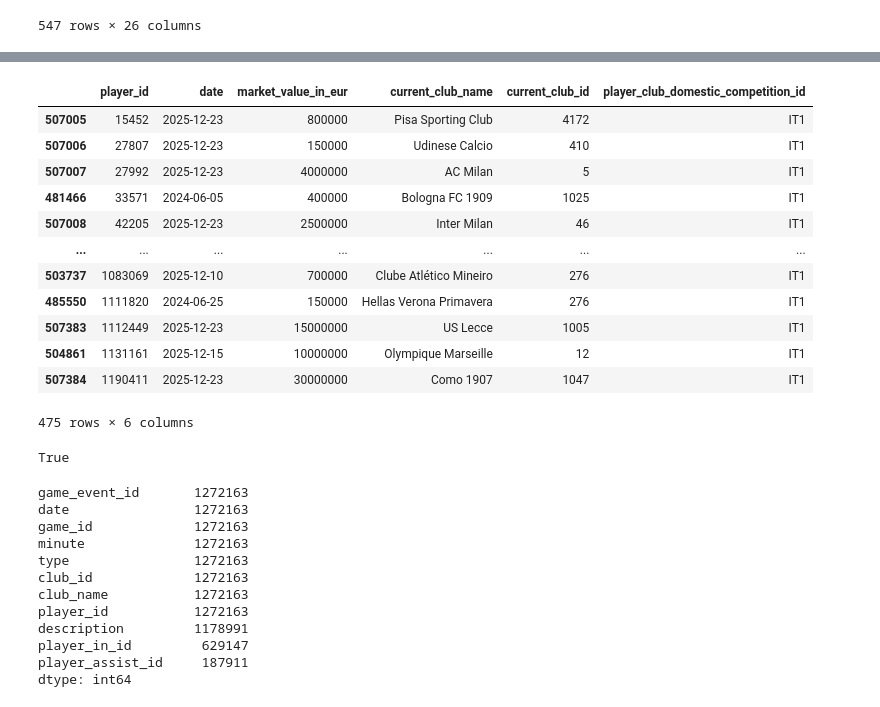
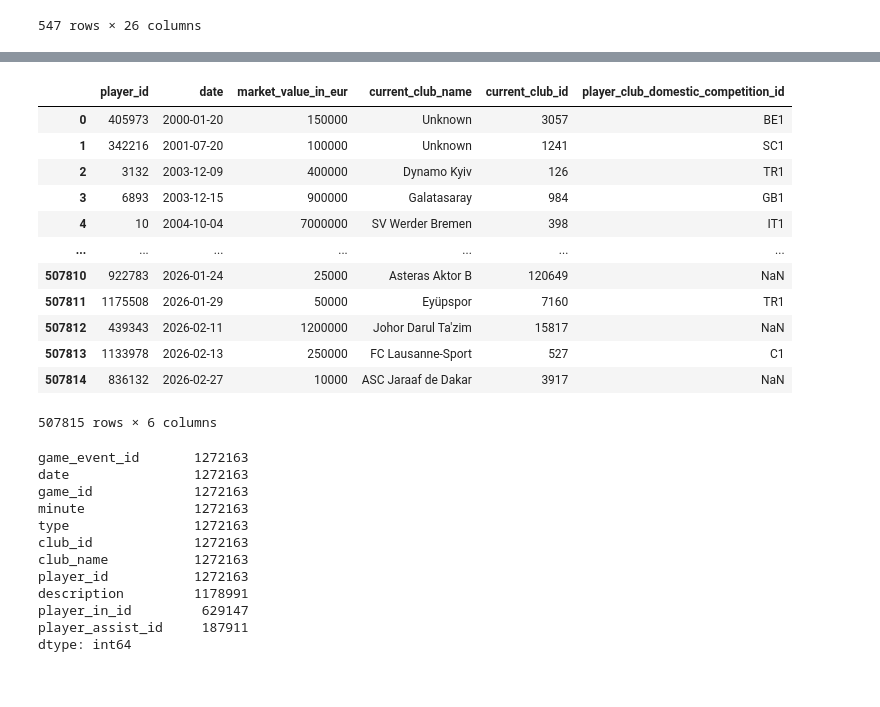
Before and after one commit to burraco04/serieA-Prediction-Model, a Jupyter notebook: notebook.ipynb, the cells around one changed output, grey strips where cells are left out. Saved outputs shown, nothing was run; the diff lists cells and outputs as text; code cells hidden in the pictures.

```diff
--- a/notebook.ipynb
+++ b/notebook.ipynb
@@ -47,28 +79,19 @@ seriea_teams
 # %%
 ratings = pd.read_csv('tables/player_valuations.csv')
-ratings["date"] = pd.to_datetime(ratings["date"])
-relevant_ratings = ratings[(ratings.player_id.isin(ids))]
-latest_ratings = relevant_ratings.loc[
-    relevant_ratings.groupby("player_id")["date"].idxmax()
-]
-latest_ratings
+ratings
 # %% [output]
 |  | player_id | date | market_value_in_eur | current_club_name | current_club_id | player_club_domestic_competition_id |
-| 507005 | 15452 | 2025-12-23 | 800000 | Pisa Sporting Club | 4172 | IT1 |
-| 507006 | 27807 | 2025-12-23 | 150000 | Udinese Calcio | 410 | IT1 |
-| 507007 | 27992 | 2025-12-23 | 4000000 | AC Milan | 5 | IT1 |
-| 481466 | 33571 | 2024-06-05 | 400000 | Bologna FC 1909 | 1025 | IT1 |
-| 507008 | 42205 | 2025-12-23 | 2500000 | Inter Milan | 46 | IT1 |
+| 0 | 405973 | 2000-01-20 | 150000 | Unknown | 3057 | BE1 |
+| 1 | 342216 | 2001-07-20 | 100000 | Unknown | 1241 | SC1 |
+| 2 | 3132 | 2003-12-09 | 400000 | Dynamo Kyiv | 126 | TR1 |
+| 3 | 6893 | 2003-12-15 | 900000 | Galatasaray | 984 | GB1 |
+| 4 | 10 | 2004-10-04 | 7000000 | SV Werder Bremen | 398 | IT1 |
 | ... | ... | ... | ... | ... | ... | ... |
-| 503737 | 1083069 | 2025-12-10 | 700000 | Clube Atlético Mineiro | 276 | IT1 |
-| 485550 | 1111820 | 2024-06-25 | 150000 | Hellas Verona Primavera | 276 | IT1 |
-| 507383 | 1112449 | 2025-12-23 | 15000000 | US Lecce | 1005 | IT1 |
-| 504861 | 1131161 | 2025-12-15 | 10000000 | Olympique Marseille | 12 | IT1 |
-| 507384 | 1190411 | 2025-12-23 | 30000000 | Como 1907 | 1047 | IT1 |
+| 507810 | 922783 | 2026-01-24 | 25000 | Asteras Aktor B | 120649 | NaN |
+| 507811 | 1175508 | 2026-01-29 | 50000 | Eyüpspor | 7160 | TR1 |
+| 507812 | 439343 | 2026-02-11 | 1200000 | Johor Darul Ta'zim | 15817 | NaN |
+| 507813 | 1133978 | 2026-02-13 | 250000 | FC Lausanne-Sport | 527 | C1 |
+| 507814 | 836132 | 2026-02-27 | 10000 | ASC Jaraaf de Dakar | 3917 | NaN |
-475 rows × 6 columns
+507815 rows × 6 columns
-# %%
-np.array_equal(latest_ratings["market_value_in_eur"].values, (seriea_players.market_value_in_eur[~seriea_players.market_value_in_eur.isna()].values))
-# %% [output]
-True
 # %%
 events = pd.read_csv('tables/game_events.csv')
```
Also changed, not shown: parts of 8 cells of this notebook.
